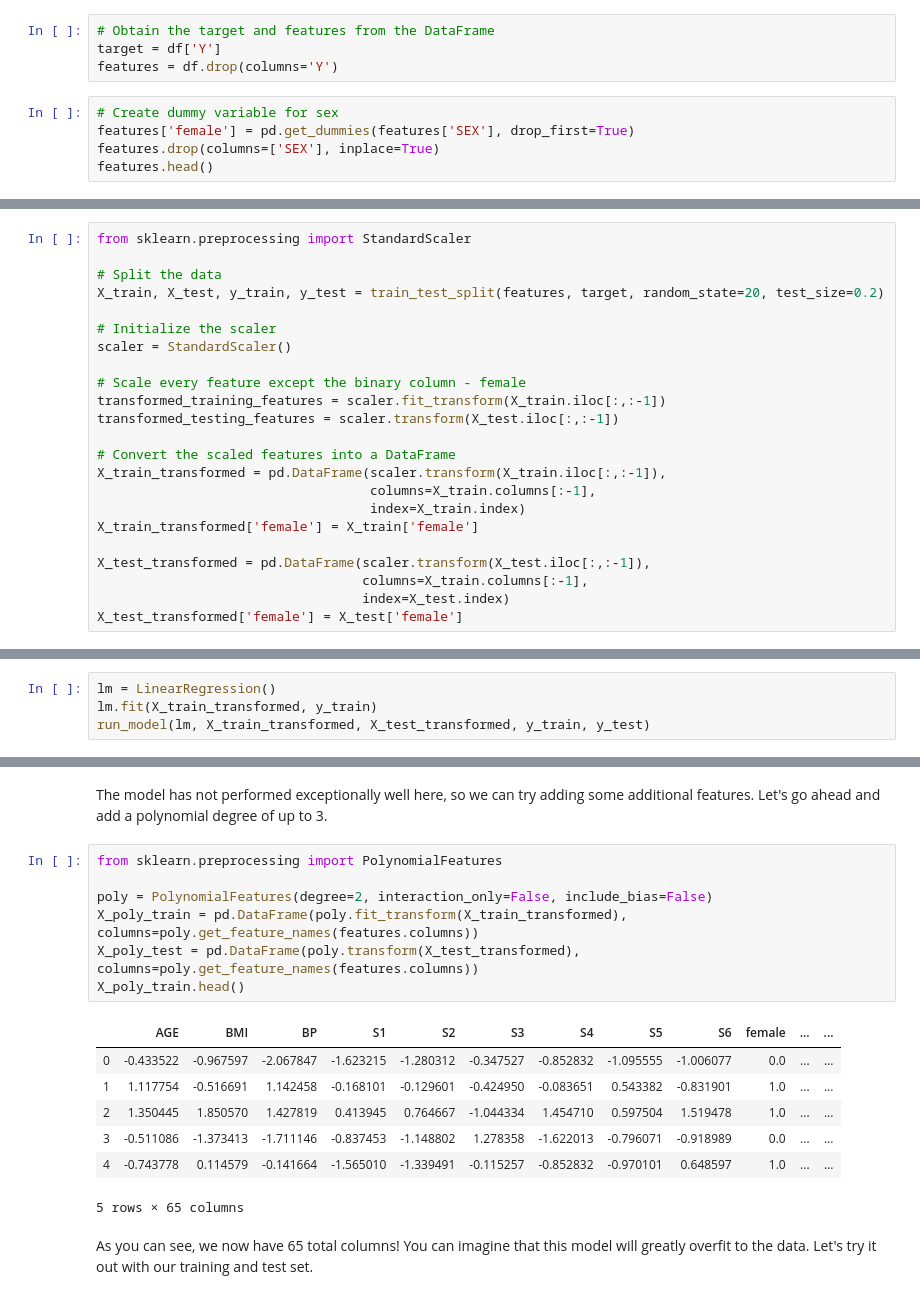
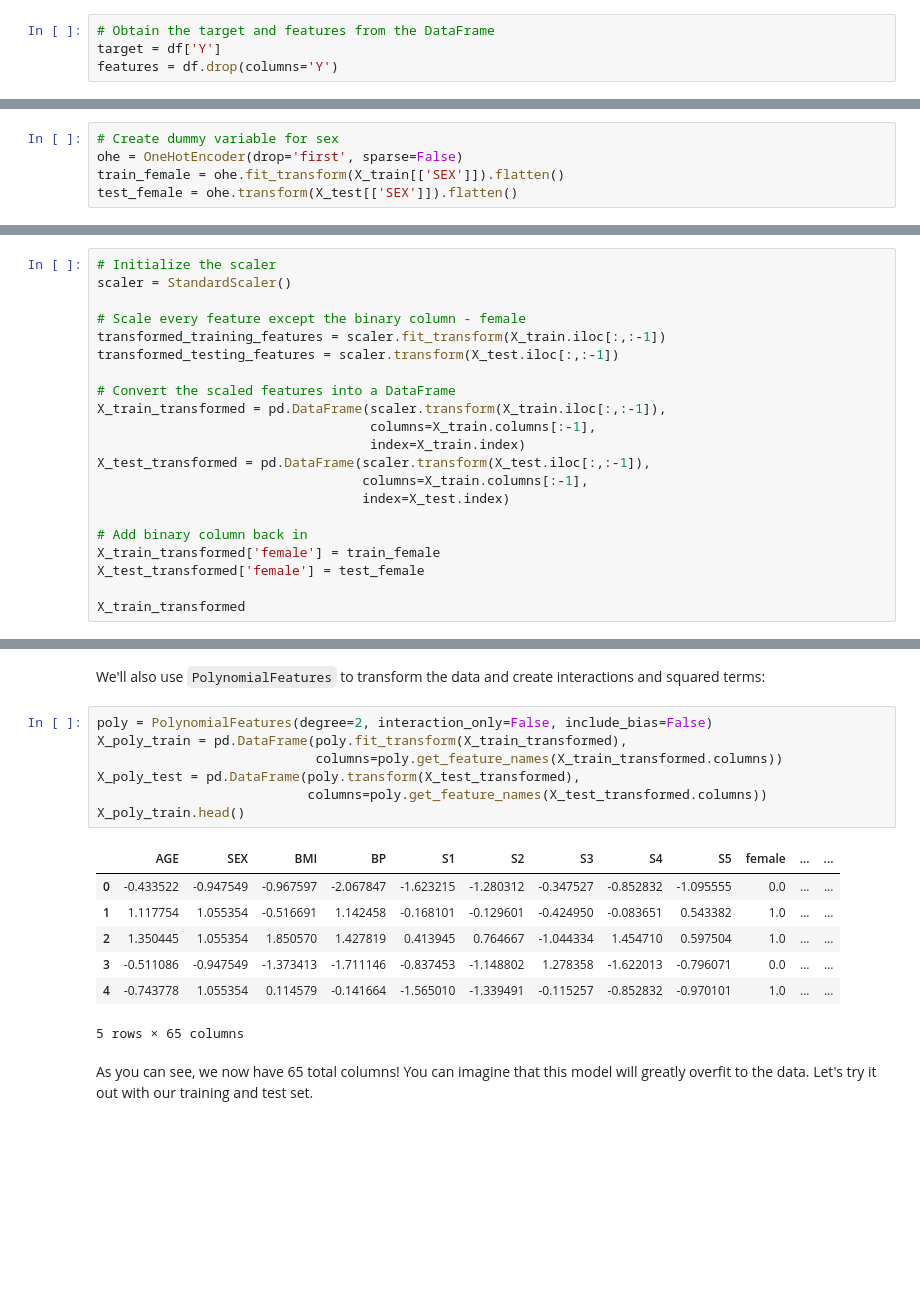
Before and after one commit to learn-co-curriculum/dsc-feature-selection-methods, a Jupyter notebook: index.ipynb, the cells around one changed output, grey strips where cells are left out. Drawn from its saved outputs; the diff is of its cells as text; blank space fills up the shorter version.

```diff
--- a/index.ipynb
+++ b/index.ipynb
@@ -88,8 +93,3 @@ df.head()
 # Obtain the target and features from the DataFrame
 target = df['Y']
 features = df.drop(columns='Y')
-# %%
-# Create dummy variable for sex
-features['female'] = pd.get_dummies(features['SEX'], drop_first=True)
-features.drop(columns=['SEX'], inplace=True)
-features.head()
@@ -103 +99,6 @@ features.head()
+# %%
+# Create dummy variable for sex
+ohe = OneHotEncoder(drop='first', sparse=False)
+train_female = ohe.fit_transform(X_train[['SEX']]).flatten()
+test_female = ohe.transform(X_test[['SEX']]).flatten()
 # %% [markdown]
@@ -105,9 +106,4 @@ For both regularization (an embedded method) and various filters, it is importan
 # %%
-from sklearn.preprocessing import StandardScaler
-
-# Split the data
-X_train, X_test, y_train, y_test = train_test_split(features, target, random_state=20, test_size=0.2)
-
 # Initialize the scaler
 scaler = StandardScaler()
 
@@ -119,9 +115,12 @@ transformed_testing_features = scaler.transform(X_test.iloc[:,:-1])
 X_train_transformed = pd.DataFrame(scaler.transform(X_train.iloc[:,:-1]),
                                    columns=X_train.columns[:-1],
                                    index=X_train.index)
-X_train_transformed['female'] = X_train['female']
-
 X_test_transformed = pd.DataFrame(scaler.transform(X_test.iloc[:,:-1]),
                                   columns=X_train.columns[:-1],
                                   index=X_test.index)
-X_test_transformed['female'] = X_test['female']
+
+# Add binary column back in
+X_train_transformed['female'] = train_female
+X_test_transformed['female'] = test_female
+
+X_train_transformed
@@ -140,4 +140,0 @@ def run_model(model, X_train, X_test, y_train, y_test):
-# %%
-lm = LinearRegression()
-lm.fit(X_train_transformed, y_train)
-run_model(lm, X_train_transformed, X_test_transformed, y_train, y_test)
@@ -152,19 +141,19 @@ Testing Root Mean Square Error 58.83589708889503
-# %% [markdown]
-The model has not performed exceptionally well here, so we can try adding some additional features. Let's go ahead and add a polynomial degree of up to 3.
+# %% [markdown]
+We'll also use `PolynomialFeatures` to transform the data and create interactions and squared terms:
 # %%
-from sklearn.preprocessing import PolynomialFeatures
-
 poly = PolynomialFeatures(degree=2, interaction_only=False, include_bias=False)
-X_poly_train = pd.DataFrame(poly.fit_transform(X_train_transformed), columns=poly.get_feature_names(features.columns))
-X_poly_test = pd.DataFrame(poly.transform(X_test_transformed), columns=poly.get_feature_names(features.columns))
+X_poly_train = pd.DataFrame(poly.fit_transform(X_train_transformed),
+                            columns=poly.get_feature_names(X_train_transformed.columns))
+X_poly_test = pd.DataFrame(poly.transform(X_test_transformed),
+                           columns=poly.get_feature_names(X_test_transformed.columns))
 X_poly_train.head()
 # %% [output]
-|  | AGE | BMI | BP | S1 | S2 | S3 | S4 | S5 | S6 | female | ... | ... |
-| 0 | -0.433522 | -0.967597 | -2.067847 | -1.623215 | -1.280312 | -0.347527 | -0.852832 | -1.095555 | -1.006077 | 0.0 | ... | ... |
-| 1 | 1.117754 | -0.516691 | 1.142458 | -0.168101 | -0.129601 | -0.424950 | -0.083651 | 0.543382 | -0.831901 | 1.0 | ... | ... |
-| 2 | 1.350445 | 1.850570 | 1.427819 | 0.413945 | 0.764667 | -1.044334 | 1.454710 | 0.597504 | 1.519478 | 1.0 | ... | ... |
-| 3 | -0.511086 | -1.373413 | -1.711146 | -0.837453 | -1.148802 | 1.278358 | -1.622013 | -0.796071 | -0.918989 | 0.0 | ... | ... |
-| 4 | -0.743778 | 0.114579 | -0.141664 | -1.565010 | -1.339491 | -0.115257 | -0.852832 | -0.970101 | 0.648597 | 1.0 | ... | ... |
+|  | AGE | SEX | BMI | BP | S1 | S2 | S3 | S4 | S5 | female | ... | ... |
+| 0 | -0.433522 | -0.947549 | -0.967597 | -2.067847 | -1.623215 | -1.280312 | -0.347527 | -0.852832 | -1.095555 | 0.0 | ... | ... |
+| 1 | 1.117754 | 1.055354 | -0.516691 | 1.142458 | -0.168101 | -0.129601 | -0.424950 | -0.083651 | 0.543382 | 1.0 | ... | ... |
+| 2 | 1.350445 | 1.055354 | 1.850570 | 1.427819 | 0.413945 | 0.764667 | -1.044334 | 1.454710 | 0.597504 | 1.0 | ... | ... |
+| 3 | -0.511086 | -0.947549 | -1.373413 | -1.711146 | -0.837453 | -1.148802 | 1.278358 | -1.622013 | -0.796071 | 0.0 | ... | ... |
+| 4 | -0.743778 | 1.055354 | 0.114579 | -0.141664 | -1.565010 | -1.339491 | -0.115257 | -0.852832 | -0.970101 | 1.0 | ... | ... |
 5 rows × 65 columns
 # %% [markdown]
 As you can see, we now have 65 total columns! You can imagine that this model will greatly overfit to the data. Let's try it out with our training and test set.
```
Also changed, not shown: parts of 65 cells of this notebook, 4 other files.
